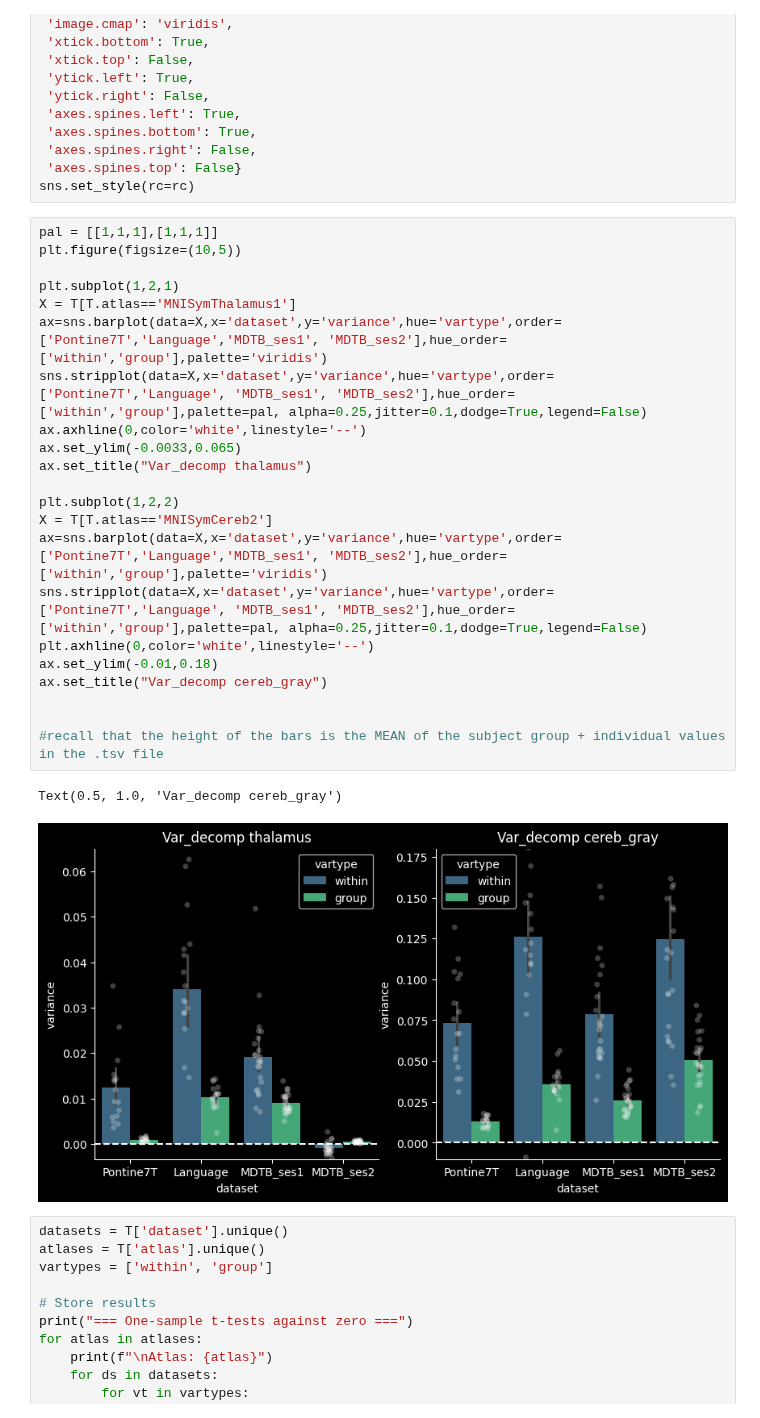
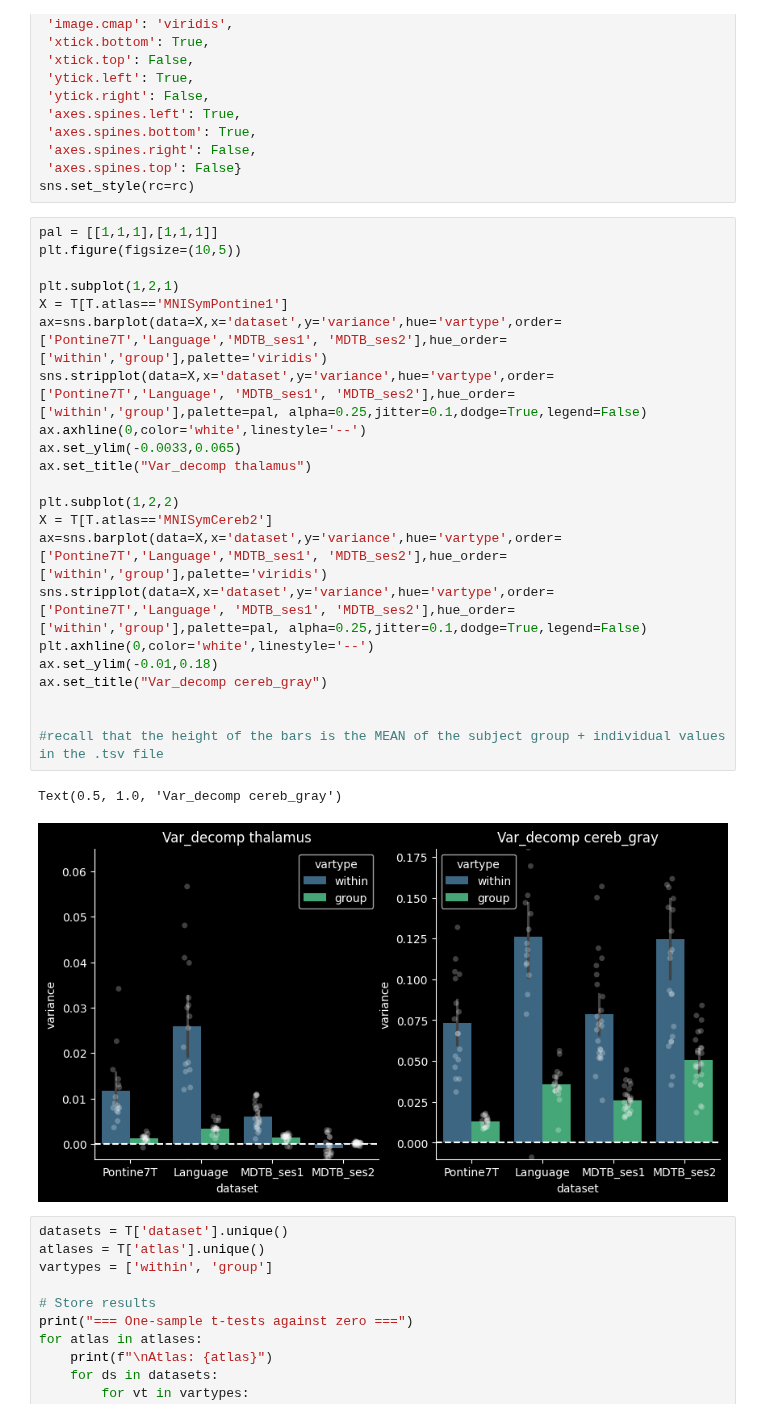
Before and after one commit to DiedrichsenLab/Pontine7T, a Jupyter notebook: notebooks/backups/plots_decomp_var_ince.ipynb, the cells around one changed output. Cells and saved outputs as stored; diff of their text form.

```diff
--- a/notebooks/plots_decomp_var_ince.ipynb
+++ b/notebooks/backups/plots_decomp_var_ince.ipynb
@@ -386,28 +386,28 @@ sns.set_style(rc=rc)
 # %%
 pal = [[1,1,1],[1,1,1]]
 plt.figure(figsize=(10,5))
 
 plt.subplot(1,2,1)
-X = T[T.atlas=='MNISymThalamus1']
+X = T[T.atlas=='MNISymPontine1']
 ax=sns.barplot(data=X,x='dataset',y='variance',hue='vartype',order=['Pontine7T','Language','MDTB_ses1', 'MDTB_ses2'],hue_order=['within','group'],palette='viridis')
 sns.stripplot(data=X,x='dataset',y='variance',hue='vartype',order=['Pontine7T','Language', 'MDTB_ses1', 'MDTB_ses2'],hue_order=['within','group'],palette=pal, alpha=0.25,jitter=0.1,dodge=True,legend=False)
 ax.axhline(0,color='white',linestyle='--')
 ax.set_ylim(-0.0033,0.065)
 ax.set_title("Var_decomp thalamus")
 
 plt.subplot(1,2,2)
 X = T[T.atlas=='MNISymCereb2']
 ax=sns.barplot(data=X,x='dataset',y='variance',hue='vartype',order=['Pontine7T','Language','MDTB_ses1', 'MDTB_ses2'],hue_order=['within','group'],palette='viridis')
 sns.stripplot(data=X,x='dataset',y='variance',hue='vartype',order=['Pontine7T','Language', 'MDTB_ses1', 'MDTB_ses2'],hue_order=['within','group'],palette=pal, alpha=0.25,jitter=0.1,dodge=True,legend=False)
 plt.axhline(0,color='white',linestyle='--')
 ax.set_ylim(-0.01,0.18)
 ax.set_title("Var_decomp cereb_gray")
 
 
 #recall that the height of the bars is the MEAN of the subject group + individual values in the .tsv file
 # %% [output]
 Text(0.5, 1.0, 'Var_decomp cereb_gray')
-[figure, old version]
+[figure, new version]
 # %%
 datasets = T['dataset'].unique()
 atlases = T['atlas'].unique()
```
Also changed, not shown: parts of 4 cells of this notebook, 5 other files.
